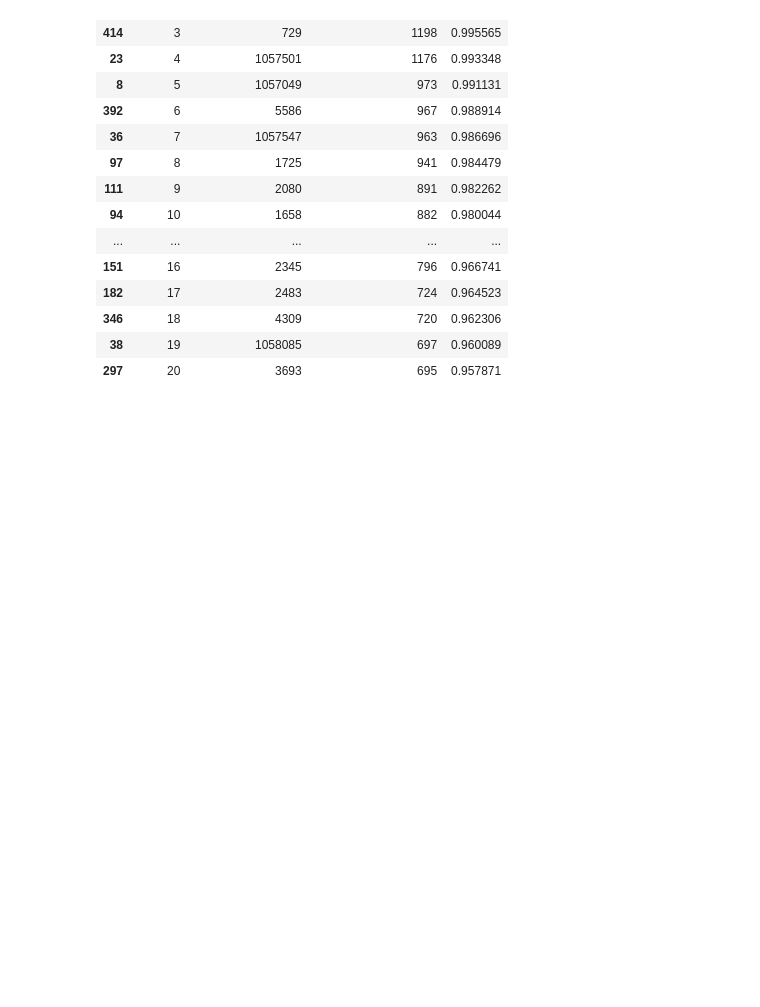
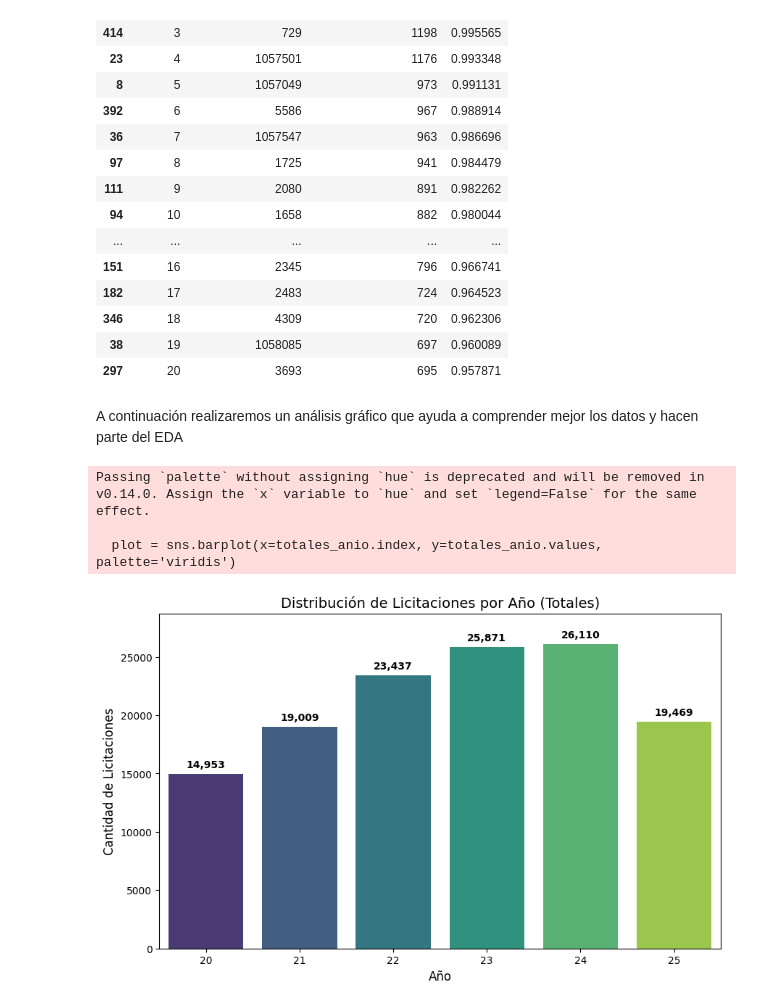
Before and after one commit to Fablop84/practica_final_condores, a Jupyter notebook: Scripts/proyecto_final_condores.ipynb, the cells around one changed output. Saved outputs shown, nothing was run; the diff lists cells and outputs as text; code cells hidden in the pictures; blank space fills up the shorter version.

```diff
--- a/Scripts/proyecto_final_condores.ipynb
+++ b/Scripts/proyecto_final_condores.ipynb
@@ -725,3 +810,42 @@ display(df_ranking.head(20))
 | 346 | 18 | 4309 | 720 | 0.962306 |
 | 38 | 19 | 1058085 | 697 | 0.960089 |
 | 297 | 20 | 3693 | 695 | 0.957871 |
+# %% [markdown]
+A continuación realizaremos un análisis gráfico que ayuda a comprender mejor los datos y hacen parte del EDA
+# %%
+import matplotlib.pyplot as plt
+import seaborn as sns
+
+# Aseguramos que sea un objeto independiente en memoria
+df_filtrado = df_filtrado.copy()
+
+# Ahora la conversión no dará error
+df_filtrado['FechaCierre'] = pd.to_datetime(df_filtrado['FechaCierre'])
+# %%
+# 1. Agrupar los datos para tener los totales exactos
+totales_anio = df_filtrado['anio_licitacion'].value_counts().sort_index()
+
+# 2. Crear el gráfico
+plt.figure(figsize=(10, 6))
+plot = sns.barplot(x=totales_anio.index, y=totales_anio.values, palette='viridis')
+
+# 3. AÑADIR LAS ETIQUETAS SOBRE LAS BARRAS
+for p in plot.patches:
+    plot.annotate(format(p.get_height(), ',.0f'), # Formato con separador de miles
+                   (p.get_x() + p.get_width() / 2., p.get_height()),
+                   ha = 'center', va = 'center',
+                   xytext = (0, 9),
+                   textcoords = 'offset points',
+                   fontsize=10, fontweight='bold')
+
+# 4. Estética del gráfico
+plt.title('Distribución de Licitaciones por Año (Totales)', fontsize=14)
+plt.xlabel('Año', fontsize=12)
+plt.ylabel('Cantidad de Licitaciones', fontsize=12)
+plt.ylim(0, totales_anio.max() * 1.1) # Damos espacio arriba para las etiquetas
+plt.show()
+# %% [output]
+Passing `palette` without assigning `hue` is deprecated and will be removed in v0.14.0. Assign the `x` variable to `hue` and set `legend=False` for the same effect.
+
+  plot = sns.barplot(x=totales_anio.index, y=totales_anio.values, palette='viridis')
+[figure, added]
```
Also changed, not shown: parts of 210 cells of this notebook.
